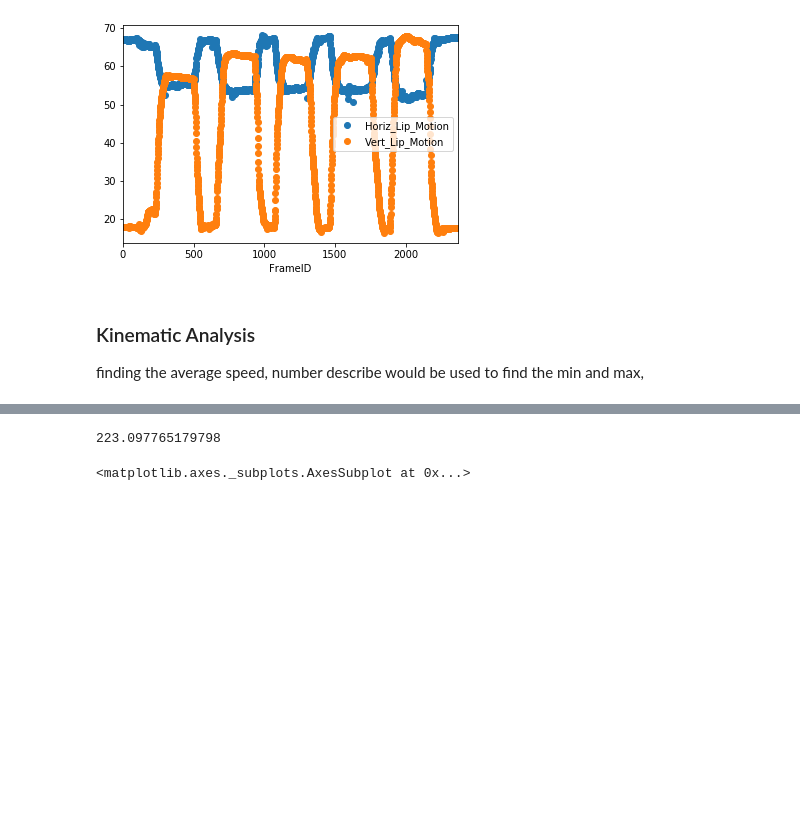
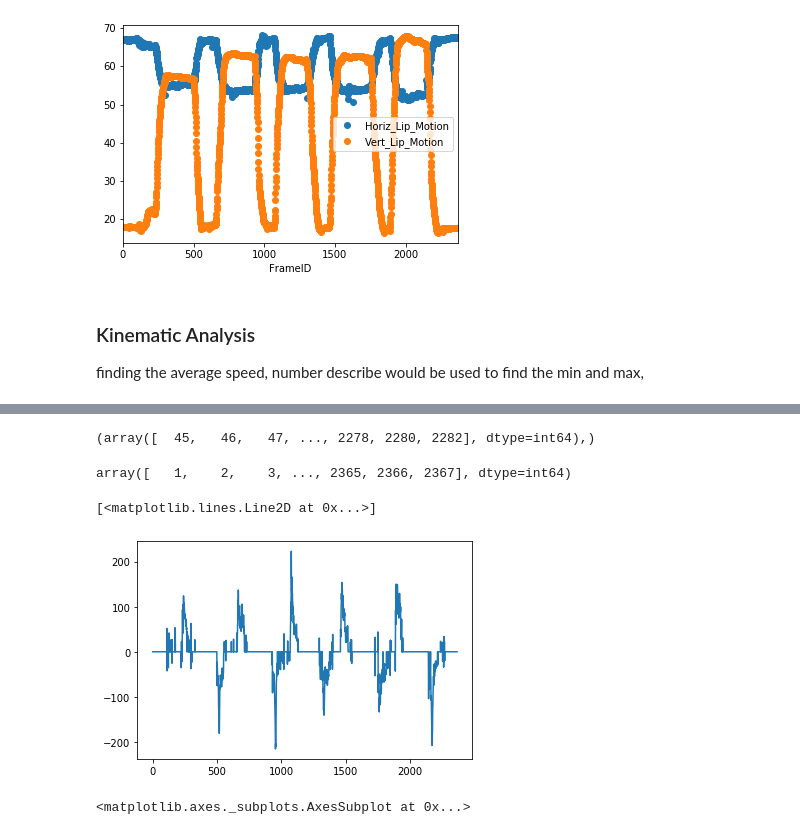
Before and after one commit to denizjafari/ValidationStudy, a Jupyter notebook: ValidationStudy.ipynb, the cells around one changed output, grey strips where cells are left out. Saved outputs shown, nothing was run; the diff lists cells and outputs as text; code cells hidden in the pictures; blank space fills up the shorter version.

```diff
--- a/ValidationStudy.ipynb
+++ b/ValidationStudy.ipynb
@@ -64,3 +53,27 @@ def cleaning_df(DF):
     DF = DF.rename(columns=cols_6, errors="raise")
     DF = DF.drop(columns = [71,72,73,74], axis =1)
     return DF
+# %%
+path = os.getcwd()+"\RM_3_20191101\WAVE\RM_3_20191101"
+Files = os.listdir(path)
+ext=('.tsv')
+Files = [i for i in Files if i.endswith(ext)]
+
+Tasks = ['REST', 'OPEN', 'SPREAD', 'OOEE', 'PA', 'BBP', 'TNG_PROTRUSION', 'TNG_LAT', 'TNG_NOSE']
+Conditions = ['FAST', 'SLOW', 'DISOR', 'HOLD']
+
+TASK_DFS_LIST = list()
+for i in range(0, len(Files)):
+    if Tasks[1] in Files[i]:
+        df = pd.read_csv(path+ "\\" + Files[i], delimiter='\t', skiprows=1,header=None)
+        df = cleaning_df(df)
+        df['PatientID'] = Files[i][:4]
+        df['DataDATE'] = Files[i][5:13]
+        for condition in Conditions:
+            if condition in Files[i]:
+                df['Condition'] = condition
+            else:
+                df['Condition'] = 'NORMAL'
+        TASK_DFS_LIST.append(df)
+    else:
+        pass
@@ -67,3 +88,13 @@ def cleaning_df(DF):
+# %%
+# reading data into dataframes
+
+
+REST_DF_0 = pd.read_csv(path + "\RM_3_20191101_001_REST.tsv", delimiter='\t', skiprows=1,header=None)
+REST_DF_1 = pd.read_csv(path + "\RM_3_20191101_002_REST_1.tsv", delimiter='\t', skiprows=1,header=None)
+
+OPEN_DF_HOL_0 = pd.read_csv(path +"\RM_3_20191101_003_OPEN_HOLD.tsv", delimiter='\t', skiprows=1,header=None)
+OPEN_DF_HOL_1 = pd.read_csv(path +"\RM_3_20191101_004_OPEN_HOLD_1.tsv", delimiter='\t', skiprows=1,header=None)
+#BIGSMILE_DF = pd.read_csv('RM_1_20190913_004_BIGSMILE.tsv', delimiter='\t', skiprows=1,header=None)
 # %%
 REST_DF_0 = cleaning_df(REST_DF_0)
 REST_DF_1 = cleaning_df(REST_DF_1)
@@ -114,7 +170,16 @@ OPEN_ARRAY_HOL_1_SPEED[super_threshold_indices] = 0
-# %%
-OPEN_ARRAY_HOL_1_SPEED
-# %% [output]
-223.097765179798
+# %%
+np.where(abs(OPEN_ARRAY_HOL_1_SPEED[:-1]) > 0)
+# %% [output]
+(array([  45,   46,   47, ..., 2278, 2280, 2282], dtype=int64),)
+# %%
+np.where(abs(OPEN_ARRAY_HOL_1_SPEED[:-1]) == 0)[0]+1
+# %% [output]
+array([   1,    2,    3, ..., 2365, 2366, 2367], dtype=int64)
+# %%
+plt.plot(OPEN_ARRAY_HOL_1_SPEED)
+# %% [output]
+[<matplotlib.lines.Line2D at 0x...>]
+[figure, added]
 # %%
 OPEN_DF_HOL_1.plot(x='FrameID', y=['Vert_Lip_Motion', "Speed"], style='o')
 # %% [output]
```
Also changed, not shown: parts of 6 cells of this notebook.
